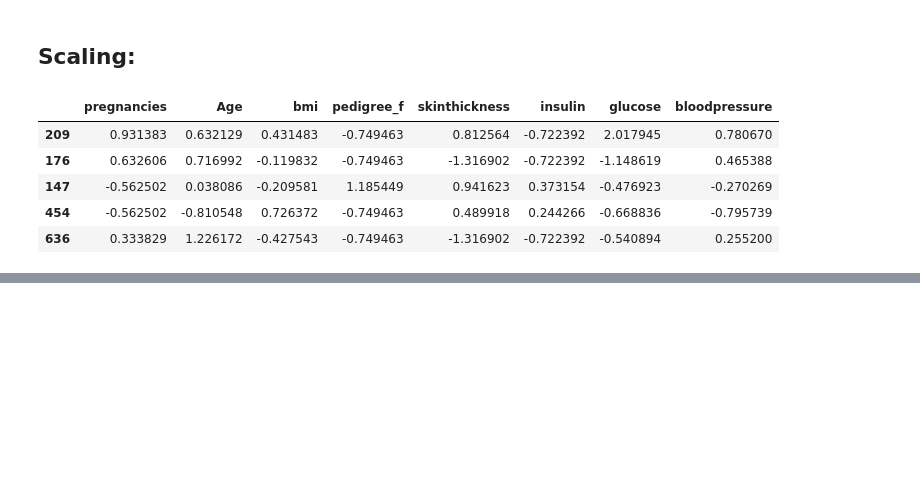
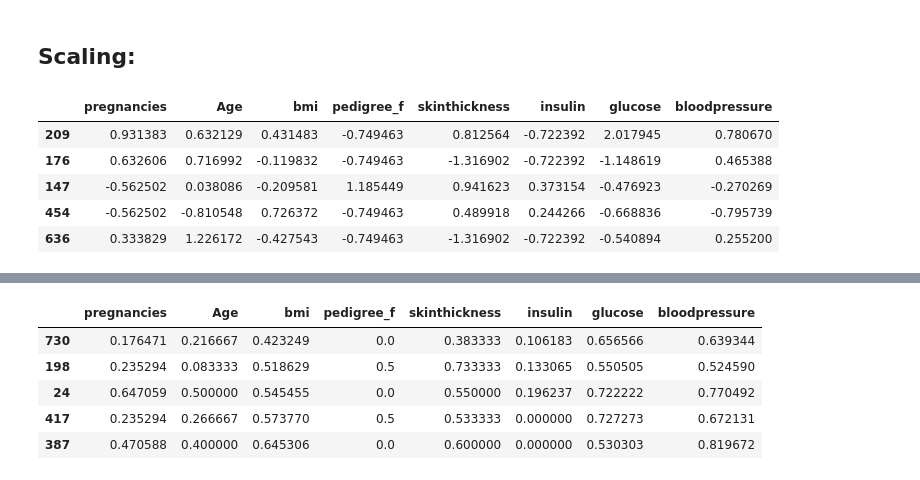
Before and after one commit to mojtaba-peyrovi/diabetes-ML-practice, a Jupyter notebook: 2_Diabetes_Challenge.ipynb, the cells around one changed output, grey strips where cells are left out. Saved outputs shown, nothing was run; the diff lists cells and outputs as text; code cells hidden in the pictures; blank space fills up the shorter version.

```diff
--- a/2_Diabetes_Challenge.ipynb
+++ b/2_Diabetes_Challenge.ipynb
@@ -398,0 +449,9 @@ standardized_X_train.head()
+# %%
+normalized_X_test.head()
+# %% [output]
+|  | pregnancies | Age | bmi | pedigree_f | skinthickness | insulin | glucose | bloodpressure |
+| 730 | 0.176471 | 0.216667 | 0.423249 | 0.0 | 0.383333 | 0.106183 | 0.656566 | 0.639344 |
+| 198 | 0.235294 | 0.083333 | 0.518629 | 0.5 | 0.733333 | 0.133065 | 0.550505 | 0.524590 |
+| 24 | 0.647059 | 0.500000 | 0.545455 | 0.0 | 0.550000 | 0.196237 | 0.722222 | 0.770492 |
+| 417 | 0.235294 | 0.266667 | 0.573770 | 0.5 | 0.533333 | 0.000000 | 0.727273 | 0.672131 |
+| 387 | 0.470588 | 0.400000 | 0.645306 | 0.0 | 0.600000 | 0.000000 | 0.530303 | 0.819672 |
```
Also changed, not shown: parts of 4 cells of this notebook.
